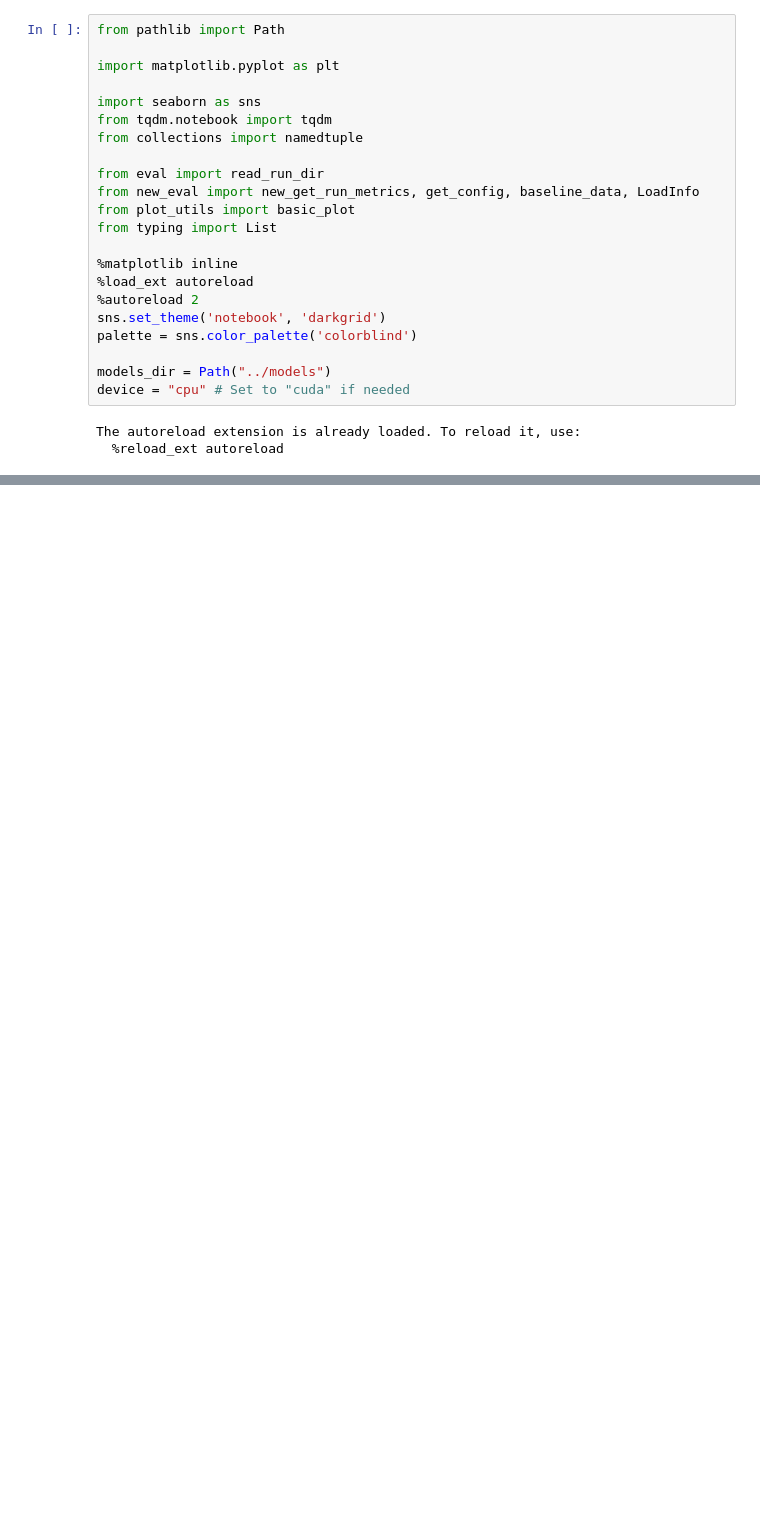
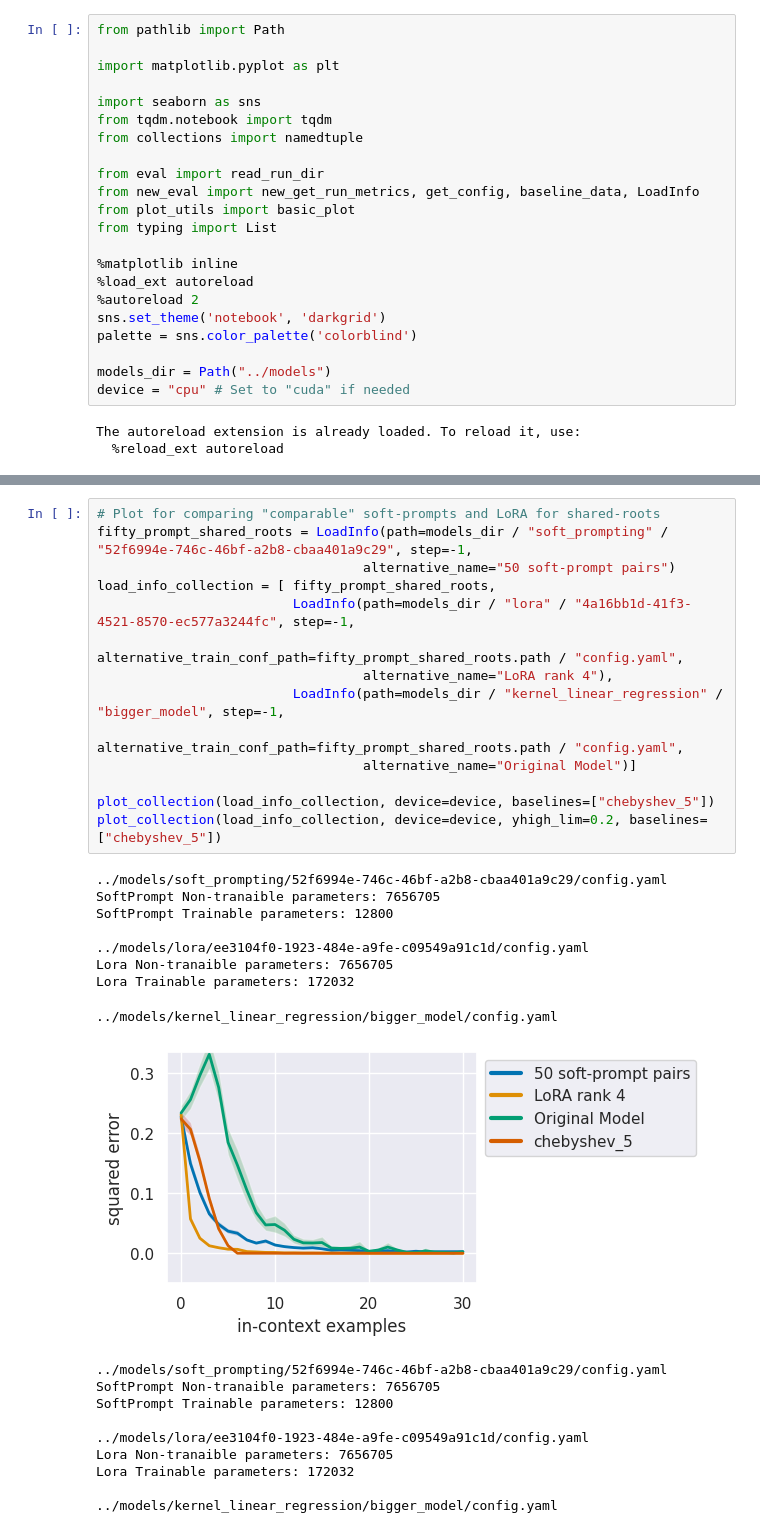
Before and after one commit to wilcoxsonm21/CS182Project, a Jupyter notebook: src/eval.ipynb, the cells around one changed output, grey strips where cells are left out. Cells and saved outputs as stored; diff of their text form; blank space fills up the shorter version.

```diff
--- a/src/eval.ipynb
+++ b/src/eval.ipynb
@@ -140,0 +110,33 @@ Trainable parameters: 12288
+# %%
+# Plot for comparing "comparable" soft-prompts and LoRA for shared-roots
+fifty_prompt_shared_roots = LoadInfo(path=models_dir / "soft_prompting" / "52f6994e-746c-46bf-a2b8-cbaa401a9c29", step=-1,
+                                  alternative_name="50 soft-prompt pairs")
+load_info_collection = [ fifty_prompt_shared_roots,
+                         LoadInfo(path=models_dir / "lora" / "4a16bb1d-41f3-4521-8570-ec577a3244fc", step=-1,
+                                  alternative_train_conf_path=fifty_prompt_shared_roots.path / "config.yaml",
+                                  alternative_name="LoRA rank 4"),
+                         LoadInfo(path=models_dir / "kernel_linear_regression" / "bigger_model", step=-1,
+                                  alternative_train_conf_path=fifty_prompt_shared_roots.path / "config.yaml",
+                                  alternative_name="Original Model")]
+
+plot_collection(load_info_collection, device=device, baselines=["chebyshev_5"])
+plot_collection(load_info_collection, device=device, yhigh_lim=0.2, baselines=["chebyshev_5"])
+# %% [output]
+../models/soft_prompting/52f6994e-746c-46bf-a2b8-cbaa401a9c29/config.yaml
+SoftPrompt Non-tranaible parameters: 7656705
+SoftPrompt Trainable parameters: 12800
+
+../models/lora/ee3104f0-1923-484e-a9fe-c09549a91c1d/config.yaml
+Lora Non-tranaible parameters: 7656705
+Lora Trainable parameters: 172032
+../models/kernel_linear_regression/bigger_model/config.yaml
+[figure, added]
+../models/soft_prompting/52f6994e-746c-46bf-a2b8-cbaa401a9c29/config.yaml
+SoftPrompt Non-tranaible parameters: 7656705
+SoftPrompt Trainable parameters: 12800
+
+../models/lora/ee3104f0-1923-484e-a9fe-c09549a91c1d/config.yaml
+Lora Non-tranaible parameters: 7656705
+Lora Trainable parameters: 172032
+
+../models/kernel_linear_regression/bigger_model/config.yaml
```
Also changed, not shown: parts of 9 cells of this notebook, 2 other files.
